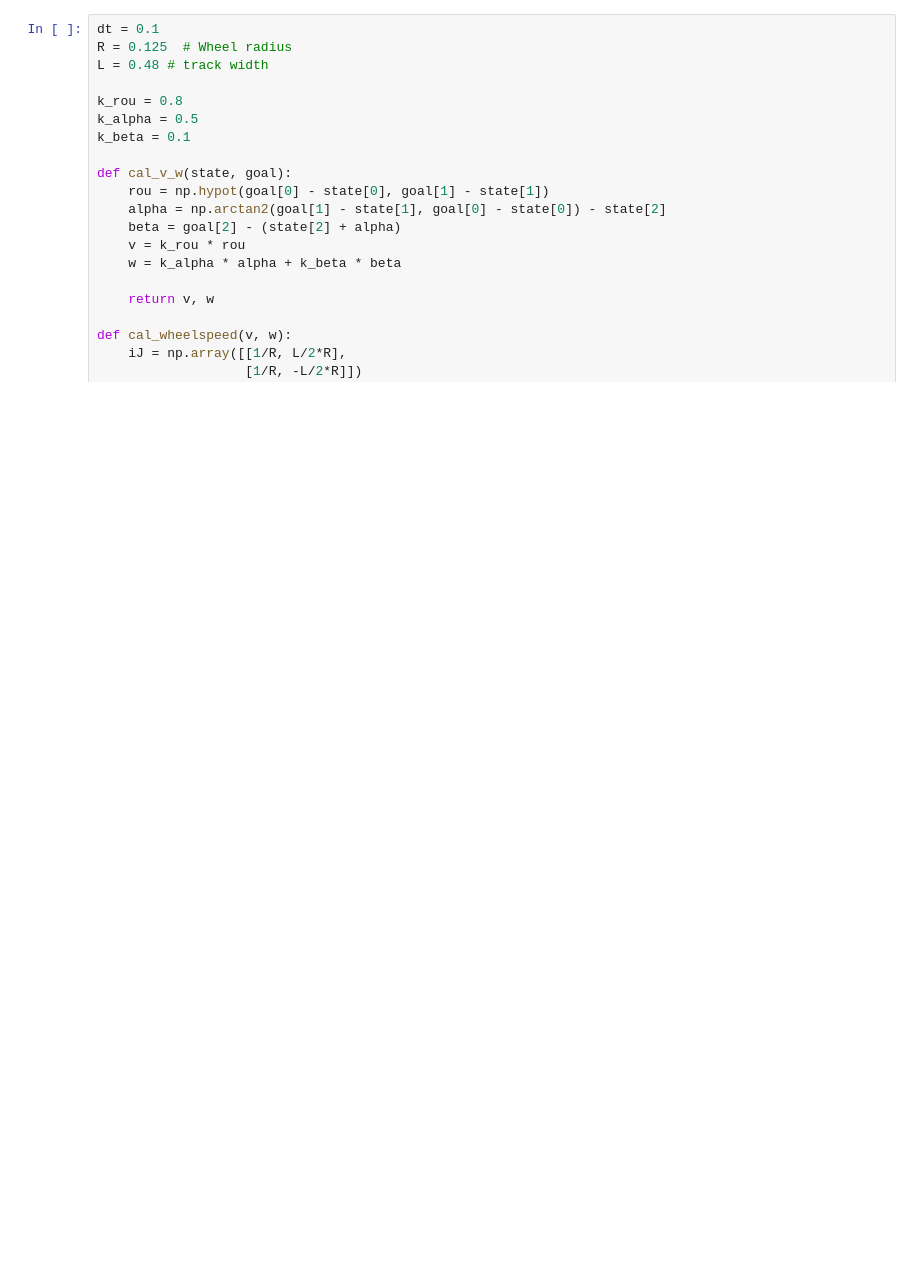
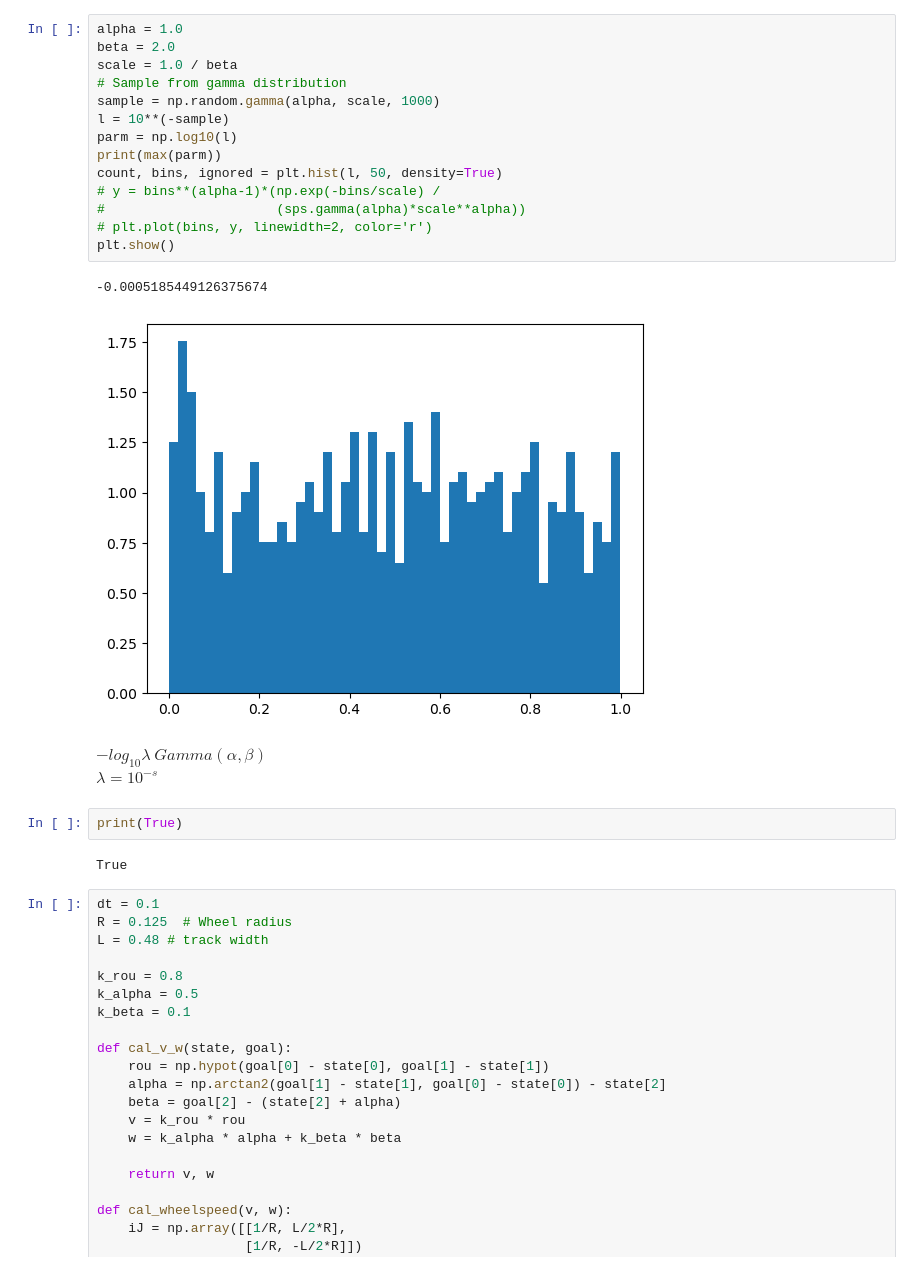
Before and after one commit to SpartanTan/RL-everything, a Jupyter notebook: torh_tutorial/numpy.ipynb, the cells around one changed output. Saved outputs shown, nothing was run; the diff lists cells and outputs as text; blank space fills up the shorter version.

```diff
--- a/torh_tutorial/numpy.ipynb
+++ b/torh_tutorial/numpy.ipynb
@@ -9,3 +15,27 @@ print(t2)
+# %%
+alpha = 1.0
+beta = 2.0
+scale = 1.0 / beta
+# Sample from gamma distribution
+sample = np.random.gamma(alpha, scale, 1000)
+l = 10**(-sample)
+parm = np.log10(l)
+print(max(parm))
+count, bins, ignored = plt.hist(l, 50, density=True)
+# y = bins**(alpha-1)*(np.exp(-bins/scale) /
+#                      (sps.gamma(alpha)*scale**alpha))
+# plt.plot(bins, y, linewidth=2, color='r')
+plt.show()
+# %% [output]
+-0.0005185449126375674
+[figure, added]
+# %% [markdown]
+$-log_{10}\lambda~Gamma(\alpha, \beta)$
+$\lambda = 10^{-s}$
+# %%
+print(True)
+# %% [output]
+True
 # %%
 dt = 0.1
 R = 0.125  # Wheel radius
```
Also changed, not shown: parts of 3 cells of this notebook.
